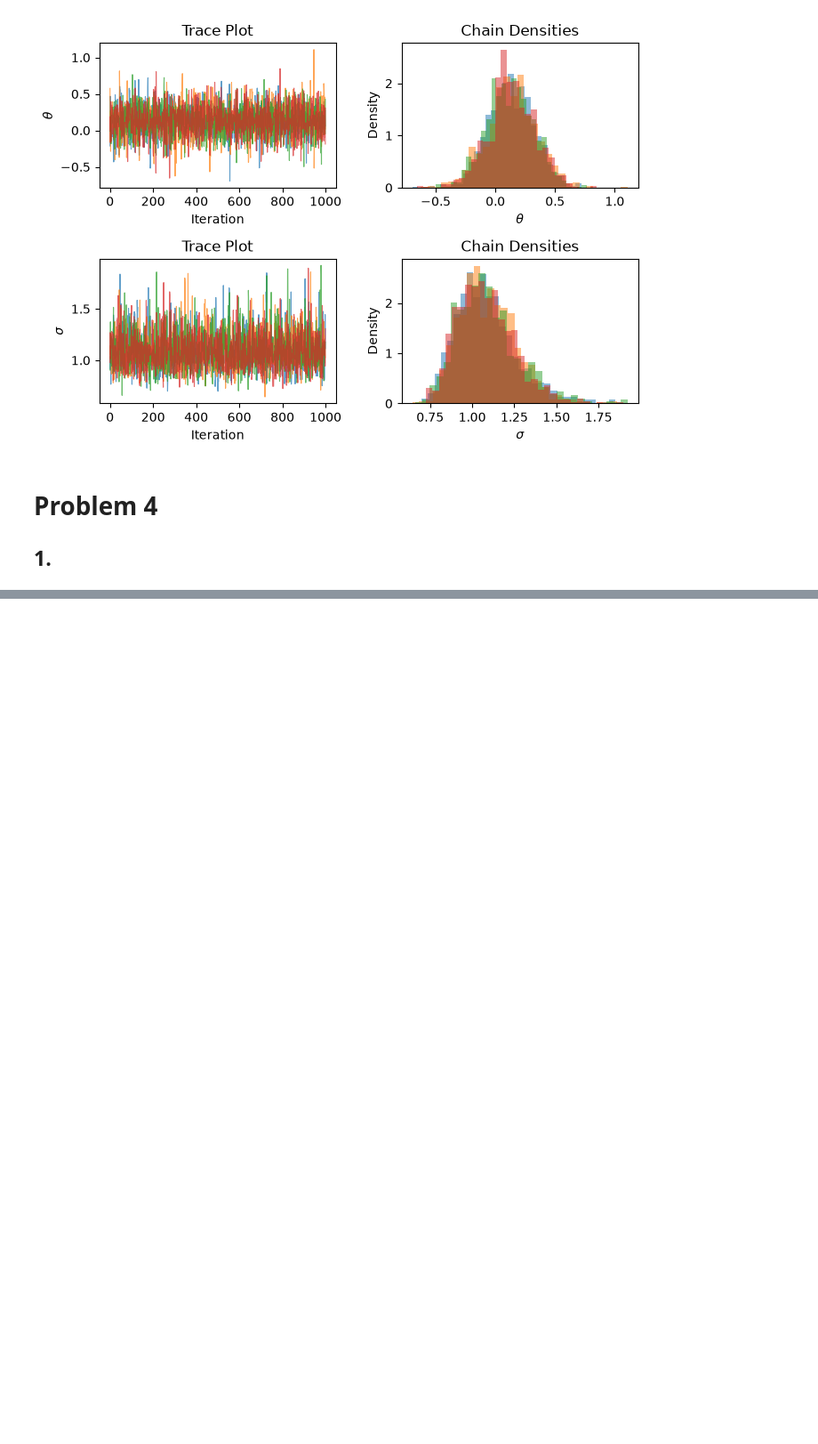
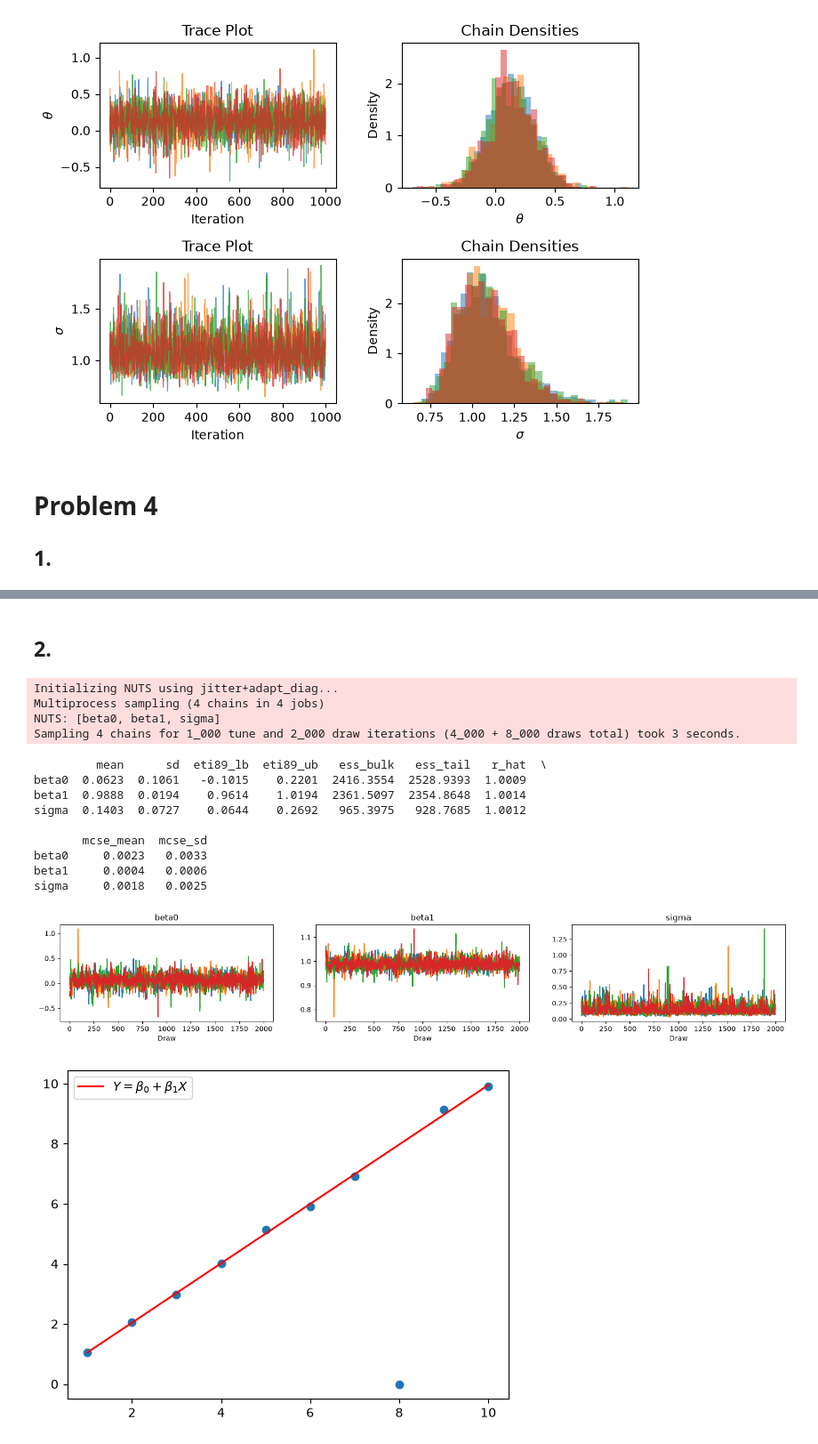
Before and after one commit to macpalor/statistics-for-data-science, a Jupyter notebook: exercise5.ipynb, the cells around one changed output, grey strips where cells are left out. Shown at 89% size. Drawn from its saved outputs; the diff is of its cells as text; code cells hidden in the pictures; blank space fills up the shorter version.

```diff
--- a/exercise5.ipynb
+++ b/exercise5.ipynb
@@ -375,0 +402,49 @@ with pm.Model() as linear_model:
+# %% [markdown]
+## 2.
+# %%
+# --- Model Definition ---
+with pm.Model() as linear_model:
+    # Priors for the intercept (beta0) and slope (beta1)
+    beta0 = pm.Normal('beta0', mu=beta_mean, sigma=beta_std)
+    beta1 = pm.Normal('beta1', mu=beta_mean, sigma=beta_std)
+
+    # Prior for the noise standard deviation
+    sigma = pm.Gamma('sigma', alpha=sigma_alpha, beta=sigma_beta)
+
+    # Expected value of Y
+    mu = beta0 + beta1 * X_data
+
+    # Likelihood of the data
+    Y_obs = pm.StudentT('Y_obs', nu=3, mu=mu, sigma=sigma, observed=Y_data)
+    idata = pm.sample(draws=2000, tune=1000, random_seed=42, progressbar=False)
+
+summary = az.summary(idata, round_to=4)
+print(summary)
+az.plot_trace(idata)
+plt.show()
+
+slope = summary.loc["beta1", "mean"]
+intercept = summary.loc["beta0", "mean"]
+
+plt.scatter(X_data, Y_data)
+x = np.linspace(X_data.min(), X_data.max(), 100)
+y = slope * x + intercept
+plt.plot(x, y, "r", label=r"$Y=\beta_0 + \beta_1 X$")
+plt.legend()
+plt.show()
+# %% [output]
+Initializing NUTS using jitter+adapt_diag...
+Multiprocess sampling (4 chains in 4 jobs)
+NUTS: [beta0, beta1, sigma]
+Sampling 4 chains for 1_000 tune and 2_000 draw iterations (4_000 + 8_000 draws total) took 3 seconds.
+         mean      sd  eti89_lb  eti89_ub   ess_bulk   ess_tail   r_hat  \
+beta0  0.0623  0.1061   -0.1015    0.2201  2416.3554  2528.9393  1.0009
+beta1  0.9888  0.0194    0.9614    1.0194  2361.5097  2354.8648  1.0014
+sigma  0.1403  0.0727    0.0644    0.2692   965.3975   928.7685  1.0012
+
+       mcse_mean  mcse_sd
+beta0     0.0023   0.0033
+beta1     0.0004   0.0006
+sigma     0.0018   0.0025
+[figure, added]
+[figure, added]
```
Also changed, not shown: parts of 6 cells of this notebook.
